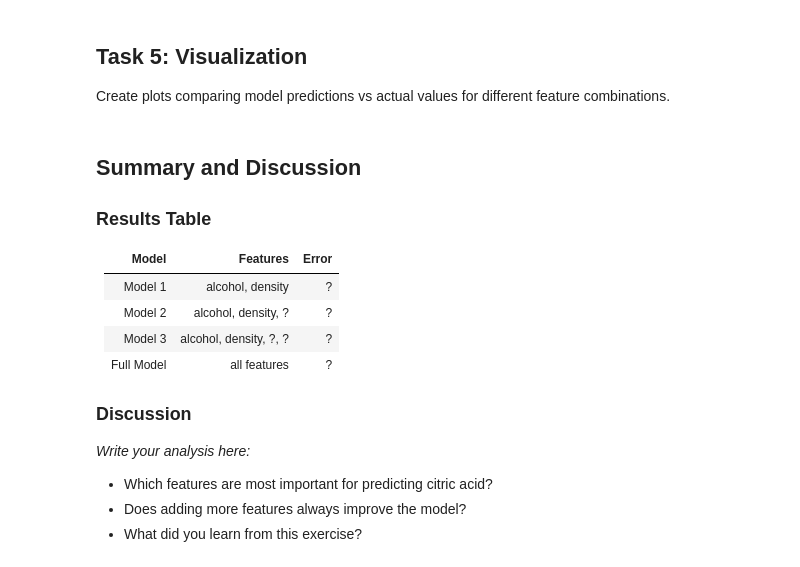
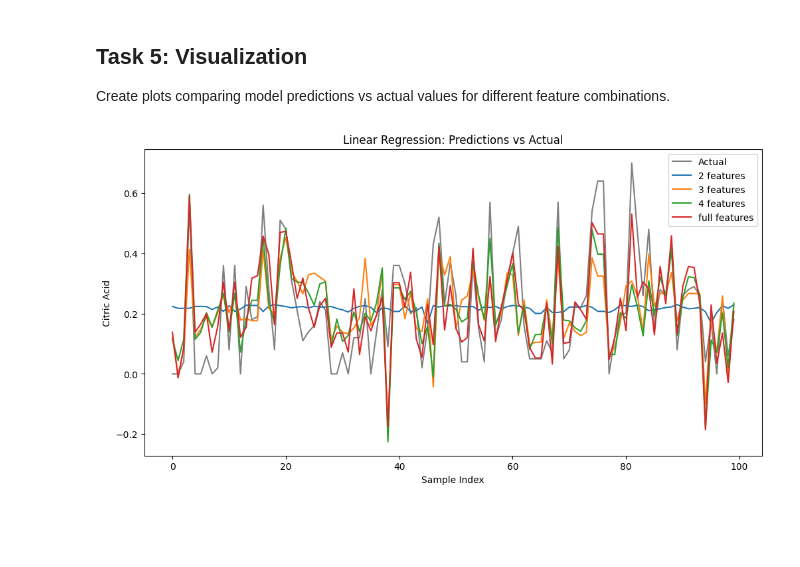
Before and after one commit to Shaoze01/Principles_of_Machine_Learning_106, a Jupyter notebook: HW2/assignment2A.ipynb, the cells around one changed output. Cells and saved outputs as stored; diff of their text form; code cells hidden in the pictures; blank space fills up the shorter version.

```diff
--- a/HW2/assignment2A.ipynb
+++ b/HW2/assignment2A.ipynb
@@ -102,7 +136,8 @@ Use 'alcohol' and 'density' as initial features. Train your model and compute th
 # Create feature matrix with 'alcohol' and 'density'
 X_2features = np.vstack((X['alcohol'], X['density'])).T
 
-# TODO: Train model and compute error
-# model_2 = linear_regression(X_2features, y)
-# error_2 = compute_error(X_2features, y, model_2)
-# print(f"Error with 2 features: {error_2:.4f}")
+
+w_two = linear_regression(X_2features, y)
+L2_norm,RMSE = compute_error(X_2features, y, w_two)
+
+print(L2_norm,RMSE)
@@ -134,28 +262,22 @@ Create plots comparing model predictions vs actual values for different feature
 # %%
 # TODO: Create comparison plots
 # Example:
-# plt.figure(figsize=(12, 6))
-# plt.plot(y, label='Actual', color='gray')
-# plt.plot(X_2features @ model_2, label='2 features')
-# plt.plot(X_3features @ model_3, label='3 features')
-# plt.legend()
-# plt.xlabel('Sample Index')
-# plt.ylabel('Citric Acid')
-# plt.title('Linear Regression: Predictions vs Actual')
-# plt.show()
+plt.figure(figsize=(12, 6))
+plt.plot(y, label='Actual', color='gray')
+
+X_2features = np.vstack((X['alcohol'], X['density'])).T
+X_3features= np.vstack((X['alcohol'], X['density'], X['volatile_acidity'])).T
+X_4features = np.vstack((X['alcohol'], X['density'], X['fixed_acidity'] , X['volatile_acidity'])).T
+
+
+plt.plot(X_2features @ w_two, label='2 features')
+plt.plot(X_3features @ best_w_three, label='3 features')
+plt.plot(X_4features @ best_w_four, label='4 features')
+plt.plot(X_all @ w_full, label='full features')
+plt.legend()
+plt.xlabel('Sample Index')
+plt.ylabel('Citric Acid')
+plt.title('Linear Regression: Predictions vs Actual')
+plt.show()
+# %% [output]
+[figure, added]
-# %% [markdown]
-## Summary and Discussion
-
-### Results Table
-| Model | Features | Error |
-|-------|----------|-------|
-| Model 1 | alcohol, density | ? |
-| Model 2 | alcohol, density, ? | ? |
-| Model 3 | alcohol, density, ?, ? | ? |
-| Full Model | all features | ? |
-
-### Discussion
-*Write your analysis here:*
-- Which features are most important for predicting citric acid?
-- Does adding more features always improve the model?
-- What did you learn from this exercise?
```
Also changed, not shown: parts of 10 cells of this notebook, 38 other files.
